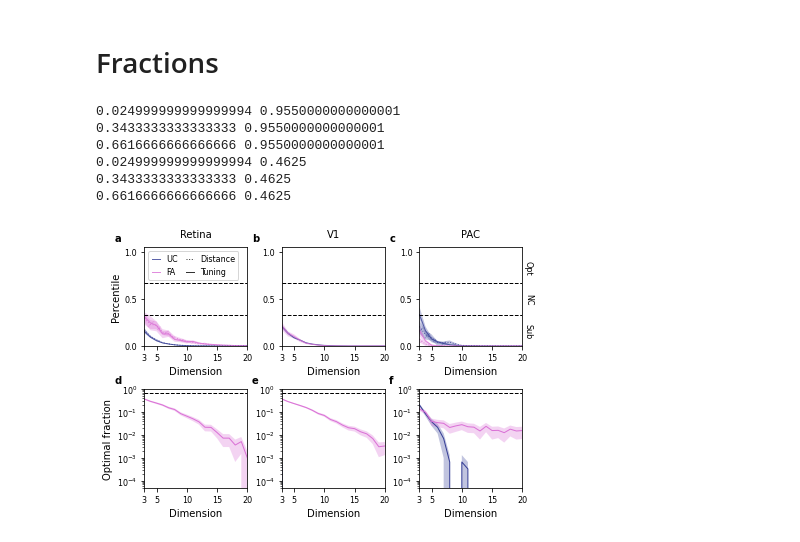
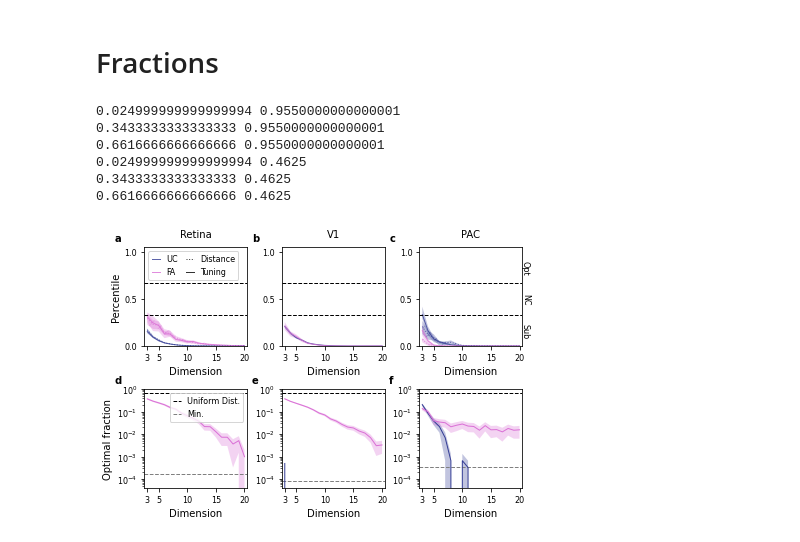
Before and after one commit to BouchardLab/noise_correlations, a Jupyter notebook: figures/figure5.ipynb, the cells around one changed output. Saved outputs shown, nothing was run; the diff lists cells and outputs as text; code cells hidden in the pictures.

```diff
--- a/figures/figure5.ipynb
+++ b/figures/figure5.ipynb
@@ -216,7 +216,7 @@ models = [
     'fa'
 ]
 
-fractions = [fraction_u, fraction_fa]
+fractions = [np.clip(fraction_u, 0, 1), np.clip(fraction_fa, 0, 1)]
 # %%
 fig = plt.figure(figsize=(6, 4))
 
@@ -247,14 +247,16 @@ handletextpad = 0.3
 # Enumerate over results
 for idx, result in enumerate(results):
     # Iterate over null models
+    n_ds = result['p_fa_lfi'].shape[1]
+    axes[1, idx].axhline(plot_upper, linestyle='--', color='k', lw=lw, label='Uniform Dist.')
+    axes[1, idx].axhline(1./n_ds, linestyle='--', color='gray', lw=lw, label='Min.')
     for group, model, label, fraction in zip(percentile_groups, models, labels, fractions):
         # Calculate median and bounds for each null model
         axes[1, idx].plot(
             dims,
             fraction[idx, :, 1],
             linewidth=lw,
-            color=colors[model],
-            label=label)
+            color=colors[model])
         axes[1, idx].fill_between(
         x=dims,
         y1=fraction[idx, :, 0],
@@ -401,34 +403,38 @@ for idx, ax in enumerate(axes[0]):
 axes[0, 0].set_ylabel('Percentile', fontsize=ax_label_size)
 
 for idx, ax in enumerate(axes[1].ravel()):
-    ax.set_ylim([5e-5, 1.])
     ax.set_yscale('log')
     ax.set_yticks([1e-4, 1e-3, 1e-2, 1e-1, 1])
-    ax.axhline(plot_upper, linestyle='--', color='k', lw=lw, label='Uniform')
+    axes[1, idx].set_ylim([0.5/12000, 1.])
 axes[1, 0].set_ylabel('Optimal fraction', fontsize=ax_label_size)
+axes[1, 0].legend(
+    loc='upper right',
+    prop={'size': legend_size},
+    columnspacing=1,
+    handlelength=1)
 
 for idx, ax in enumerate(axes.ravel()):
-    ax.set_xlim([3, 20])
+    ax.set_xlim([2.5, 20.5])
     ax.set_xticks([3, 5, 10, 15, 20])
     ax.tick_params(labelsize=tick_label_size)
     ax.set_xlabel('Dimension', fontsize=ax_label_size)
 
 
 lets = ['a', 'b', 'c', 'd', 'e', 'f']
 c = 0
 for y in [1. - te - jj*(vg + h) + .02 for jj in range(2)]:
     for ii, x in enumerate([le + ii*(w + hg) - .07 for ii in range(3)]):
         print(x, y)
         fig.text(x, y, lets[c], size=letter_size, fontweight='bold')
         c += 1
 
 plt.savefig('figure5.pdf', dpi=300)
 plt.savefig('figure5.jpg', dpi=300)
 # %% [output]
 0.024999999999999994 0.9550000000000001
 0.3433333333333333 0.9550000000000001
 0.6616666666666666 0.9550000000000001
 0.024999999999999994 0.4625
 0.3433333333333333 0.4625
 0.6616666666666666 0.4625
-[figure, old version]
+[figure, new version]
```
Also changed, not shown: parts of 2 cells of this notebook, 8 other files.
